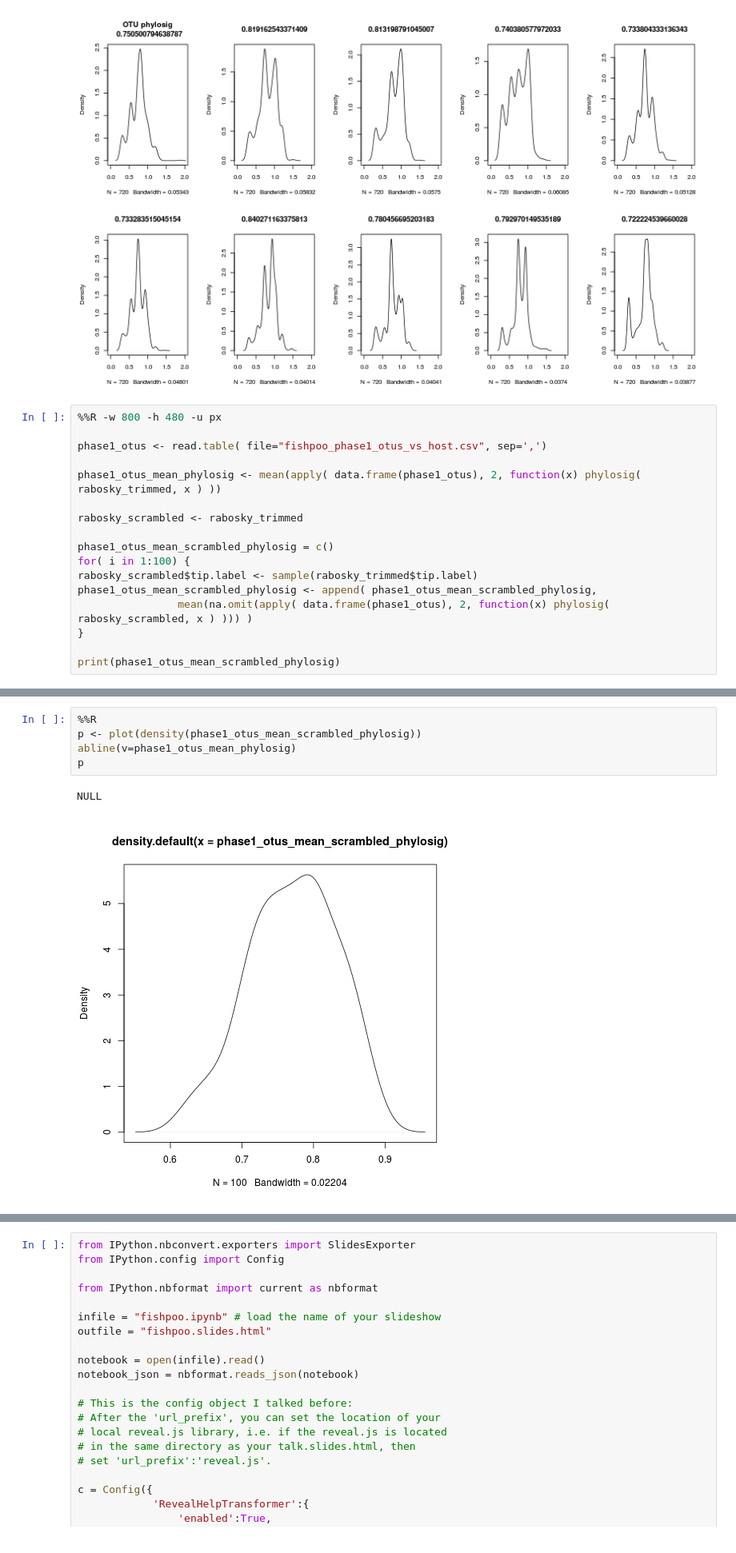
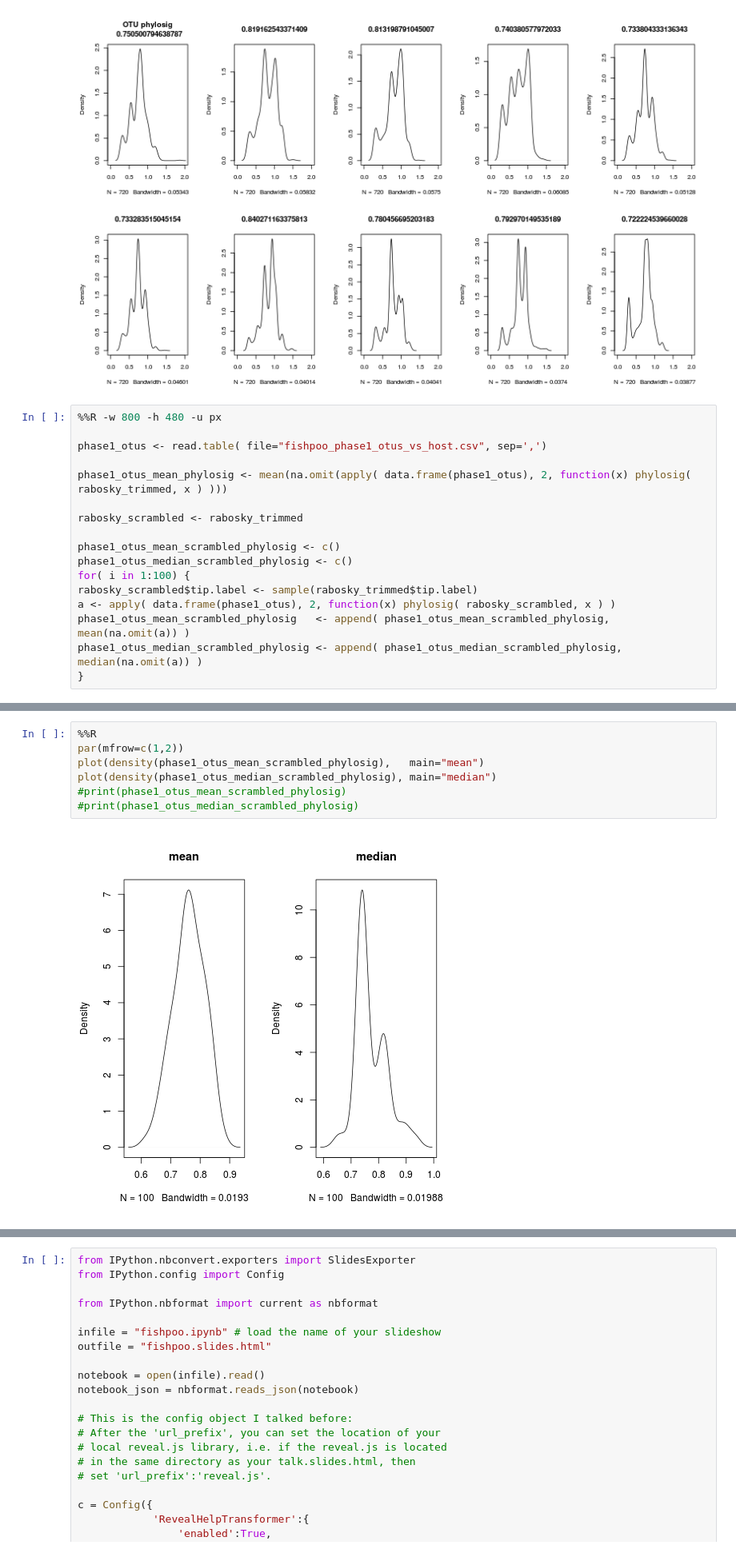
Before and after one commit to ryneches/fishpoo, a Jupyter notebook: fishpoo.ipynb, the cells around one changed output, grey strips where cells are left out. Shown at 80% size. Saved outputs shown, nothing was run; the diff lists cells and outputs as text.

Commit message:
100 scrambled host tree phylosig trials

```diff
--- a/fishpoo.ipynb
+++ b/fishpoo.ipynb
@@ -683,15 +683,15 @@ plot( density(phase1_otus_phylosig), main=toString(mean(phase1_otus_phylosig)),
 
 phase1_otus <- read.table( file="fishpoo_phase1_otus_vs_host.csv", sep=',')
 
-phase1_otus_mean_phylosig <- mean(apply( data.frame(phase1_otus), 2, function(x) phylosig( rabosky_trimmed, x ) ))
+phase1_otus_mean_phylosig <- mean(na.omit(apply( data.frame(phase1_otus), 2, function(x) phylosig( rabosky_trimmed, x ) )))
 
 rabosky_scrambled <- rabosky_trimmed
 
-phase1_otus_mean_scrambled_phylosig = c()
+phase1_otus_mean_scrambled_phylosig <- c()
+phase1_otus_median_scrambled_phylosig <- c()
 for( i in 1:100) {
 rabosky_scrambled$tip.label <- sample(rabosky_trimmed$tip.label)
-phase1_otus_mean_scrambled_phylosig <- append( phase1_otus_mean_scrambled_phylosig,
-                mean(na.omit(apply( data.frame(phase1_otus), 2, function(x) phylosig( rabosky_scrambled, x ) ))) )
+a <- apply( data.frame(phase1_otus), 2, function(x) phylosig( rabosky_scrambled, x ) )
+phase1_otus_mean_scrambled_phylosig   <- append( phase1_otus_mean_scrambled_phylosig, mean(na.omit(a)) )
+phase1_otus_median_scrambled_phylosig <- append( phase1_otus_median_scrambled_phylosig, median(na.omit(a)) )
 }
-
-print(phase1_otus_mean_scrambled_phylosig)
@@ -714,8 +698,9 @@ print(phase1_otus_mean_scrambled_phylosig)
-# %%
-%%R
-p <- plot(density(phase1_otus_mean_scrambled_phylosig))
-abline(v=phase1_otus_mean_phylosig)
-p
-# %% [output]
-NULL
-[figure, removed]
+# %%
+%%R
+par(mfrow=c(1,2))
+plot(density(phase1_otus_mean_scrambled_phylosig),   main="mean")
+plot(density(phase1_otus_median_scrambled_phylosig), main="median")
+#print(phase1_otus_mean_scrambled_phylosig)
+#print(phase1_otus_median_scrambled_phylosig)
+# %% [output]
+[figure, added]
```
Also changed, not shown: parts of 2 cells of this notebook.
